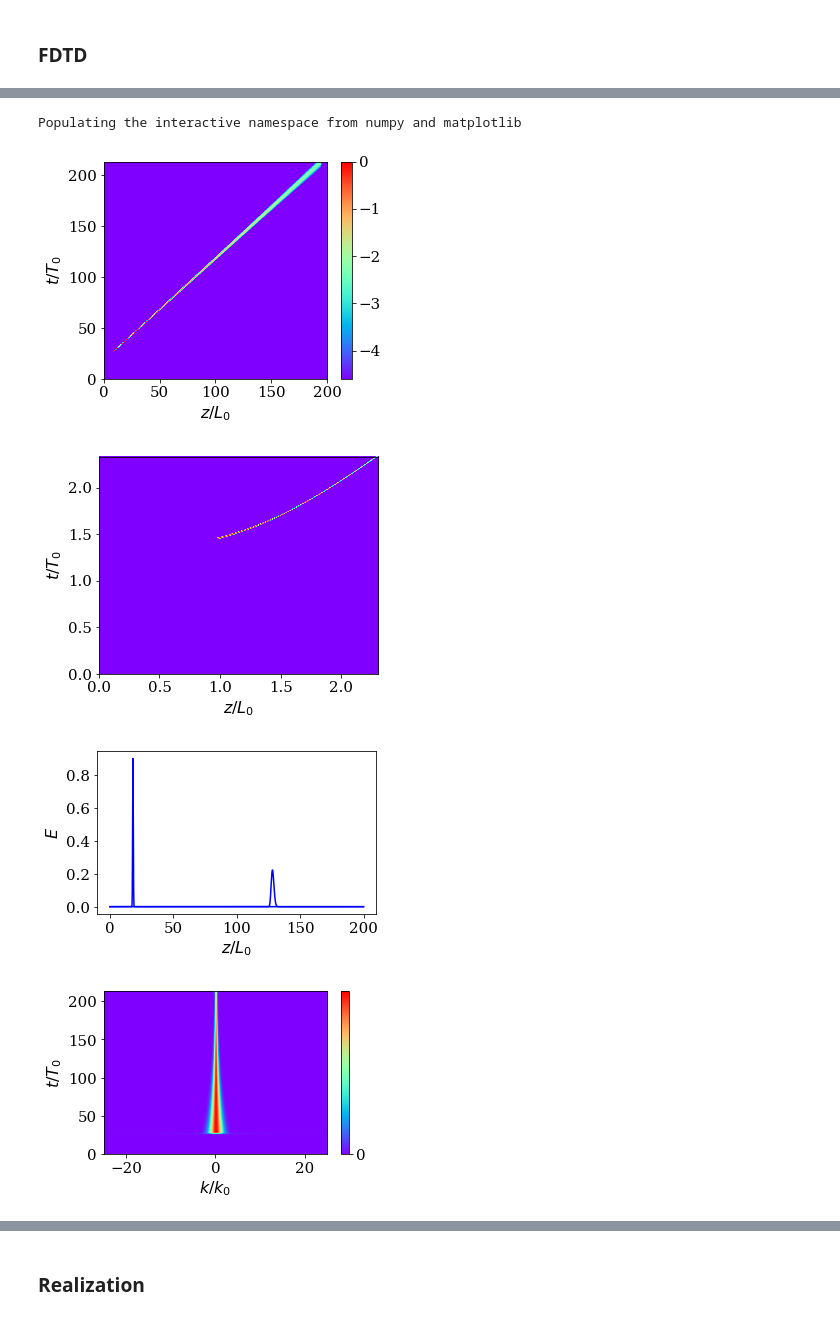
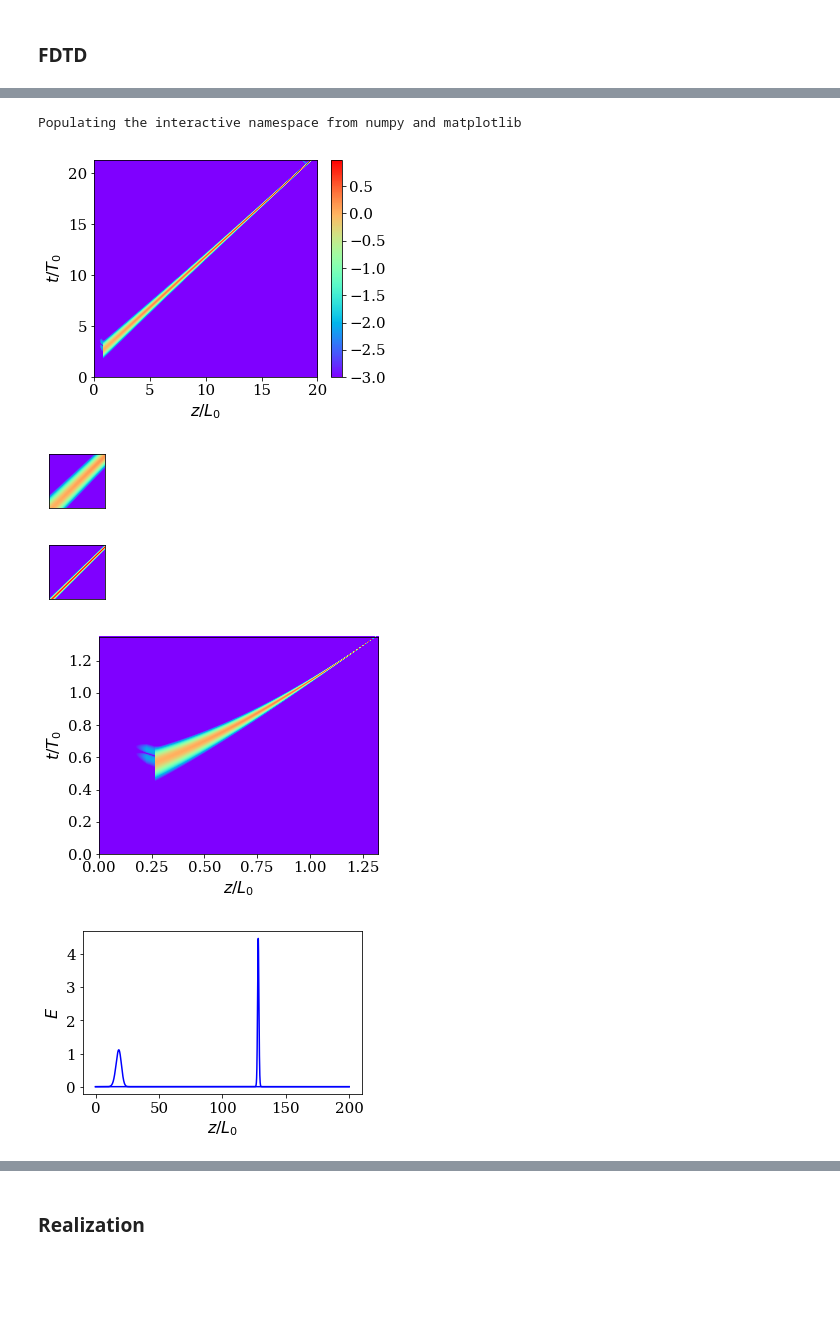
Before and after one commit to nimachm81/myPyCodes, a Jupyter notebook: pulse shaping - compression - space-time variation - FDTD.ipynb, the cells around one changed output, grey strips where cells are left out. Drawn from its saved outputs; the diff is of its cells as text; code cells hidden in the pictures; blank space fills up the shorter version.

Commit message:
added zoom to FDTD st diagrams..

```diff
--- a/pulse shaping - compression - space-time variation - FDTD.ipynb
+++ b/pulse shaping - compression - space-time variation - FDTD.ipynb
@@ -142,7 +142,7 @@ n_dim = 1
 r0, r1, dr = [None]*3
 S = 0.8
 n_t = None
-save_every = 10
+save_every = 1
 source_at_right = False
 
 r_c = None
@@ -212,7 +212,7 @@ d_x_pml[0] = d_pml[0]
 omega_m = 2.0
 T_per = 2.0*np.pi/omega
 T_0 = 1.0*T_per
-T_decay_pulse = T_0/10
+T_decay_pulse = T_0
 L_decay_pulse = T_decay_pulse/n0
 
 t0 = 8.0*T_0
@@ -250,7 +250,7 @@ fdtd.AddMaterial({'type':FVTypes.EpsIsoBox, 'name':'eps', 'args':eps_args})
 ##---- st pulse medium
 
 Tm_0 = 4.0*T_0
-f_t_medium = lambda t: +0.5*np.exp(-(t-t0)**2/Tm_0**2)*(t-t0)    ## -:compressor  +:expander
+f_t_medium = lambda t: -0.5*np.exp(-(t-t0)**2/Tm_0**2)*(t-t0)    ## -:compressor  +:expander
 
 _x = np.linspace(r0[0], r1[0], 300)
 plot(_x, f_t_medium(t0-(_x-r_j[0])/n0), 'b')
@@ -575,6 +581,7 @@ set_R_1d: True
 
 font = {'family':'serif', 'weight':'normal', 'size':15}
 matplotlib.rc('font', **font)
+file_ext = ".eps"
 
 figsize(5, 4)
 
@@ -595,26 +602,64 @@ for i in range(n_saved):
 """
 
 #E_mesh = E_mesh>0.01
-E_mesh = (np.abs(E_mesh) >= 1.0e-2)*np.abs(E_mesh) + (np.abs(E_mesh) < 1.0e-2)*1.0e-2
-E_mesh = np.log(E_mesh)
+small_number = 1.0e-3
+E_mesh = (np.abs(E_mesh) >= small_number)*np.abs(E_mesh) + (np.abs(E_mesh) < small_number)*small_number
+E_mesh = np.log10(E_mesh)
 
 #plt.pcolor(x_mesh, t_mesh, E_mesh)
 plt.imshow(E_mesh.T, cmap='rainbow', vmin=np.min(E_mesh), vmax=np.max(E_mesh),
            extent=[x_mesh.min(), x_mesh.max(), t_mesh.min(), t_mesh.max()],
-           #interpolation='nearest',
+           #interpolation='bicubic',
            origin='lower', aspect='auto')
 plt.colorbar()#ticks=[0, 1])
 
 xlabel('$z/L_0$', fontsize=16)
 ylabel('$t/T_0$', fontsize=16)
 
-file_ext = ".eps"
 savefig(os.path.join(dir_name, 'st-pulse-compression-fdtd-st'+file_ext), bbox_inches='tight', pad_inches=0.0)
 
 show()
 
+##---------- zoom
+figsize(1.0, 1.0)
+_x_0_ = 1*L_width
+_t_0_ = 3*T_width
+_w_x_ = 3*L_width
+_w_t_ = 3*T_width
+ind_x_0 = np.argmin(np.abs(x_E - _x_0_))
+ind_x_1 = np.argmin(np.abs(x_E - (_x_0_+_w_x_)))
+ind_t_0 = np.argmin(np.abs(t_vec - _t_0_))
+ind_t_1 = np.argmin(np.abs(t_vec - (_t_0_+_w_t_)))
+plt.imshow(E_mesh[ind_x_0:ind_x_1, ind_t_0:ind_t_1].T, cmap='rainbow',
+           vmin=np.min(E_mesh), vmax=np.max(E_mesh),
+           extent=[_x_0_/L_width, (_x_0_+_w_x_)/L_width, _t_0_/T_width, (_t_0_+_w_t_)/T_width],
+           #interpolation='bicubic',
+           origin='lower', aspect='auto')
+plt.xticks([])
+plt.yticks([])
+savefig(os.path.join(dir_name, 'st-pulse-compression-fdtd-st-zoom-start'+file_ext), bbox_inches='tight', pad_inches=0.0)
+show()
 
-##----------
+
+_x_0_ = 15*L_width
+_t_0_ = 17*T_width
+ind_x_0 = np.argmin(np.abs(x_E - _x_0_))
+ind_x_1 = np.argmin(np.abs(x_E - (_x_0_+_w_x_)))
+ind_t_0 = np.argmin(np.abs(t_vec - _t_0_))
+ind_t_1 = np.argmin(np.abs(t_vec - (_t_0_+_w_t_)))
+plt.imshow(E_mesh[ind_x_0:ind_x_1, ind_t_0:ind_t_1].T, cmap='rainbow',
+           vmin=np.min(E_mesh), vmax=np.max(E_mesh),
+           extent=[_x_0_/L_width, (_x_0_+_w_x_)/L_width, _t_0_/T_width, (_t_0_+_w_t_)/T_width],
+           #interpolation='bicubic',
+           origin='lower', aspect='auto')
+plt.xticks([])
+plt.yticks([])
+savefig(os.path.join(dir_name, 'st-pulse-compression-fdtd-st-zoom-end'+file_ext), bbox_inches='tight', pad_inches=0.0)
+show()
+
+##---------- log scale axis
+
+figsize(5, 4)
 
 t_vec_log = np.log10(t_vec/T_width + 1.0)
 x_E_log = np.log10(x_E/L_width + 1.0)
@@ -654,34 +699,35 @@ import Electromagnetics.PWE as pwe
 
 E_f_mesh = np.zeros(x_mesh.shape, dtype=complex)
 kx_ = np.zeros(x_E.shape)
 
 for i in range(n_saved):
     kx_, E_f_mesh[:, i] = pwe.Fourier1D(x_E, E_out_list[i])
 
 
 kx_ *= 2.0*np.pi
 k_0 = omega_m*n0
 E_f_mesh = np.abs(E_f_mesh)
 k_mesh, t_mesh = np.meshgrid(kx_/k_0, t_vec/T_0/.3, indexing='ij')
 
 
 #plt.pcolor(x_mesh, t_mesh, E_mesh)
 plt.imshow(E_f_mesh.T, cmap='rainbow', vmin=np.min(E_f_mesh), vmax=np.max(E_f_mesh),
            extent=[(kx_/k_0).min(), (kx_/k_0).max(), t_mesh.min(), t_mesh.max()],
            interpolation='bicubic',
            origin='lower', aspect='auto')
 plt.colorbar(ticks=[0, 1])
 
 xlabel('$k/k_0$', fontsize=16)
 ylabel('$t/T_0$', fontsize=16)
 
 file_ext = ".eps"
 savefig(os.path.join(dir_name, 'st-modpulse-compression-fdtd-spectrum'+file_ext), bbox_inches='tight', pad_inches=0.0)
 
 show()
 # %% [output]
 Populating the interactive namespace from numpy and matplotlib
-[figure, old version]
+[figure, new version]
-[figure, old version]
+[figure, new version]
-[figure, old version]
+[figure, new version]
-[figure, old version]
+[figure, new version]
+[figure, added]
```
Also changed, not shown: parts of 4 cells of this notebook.
